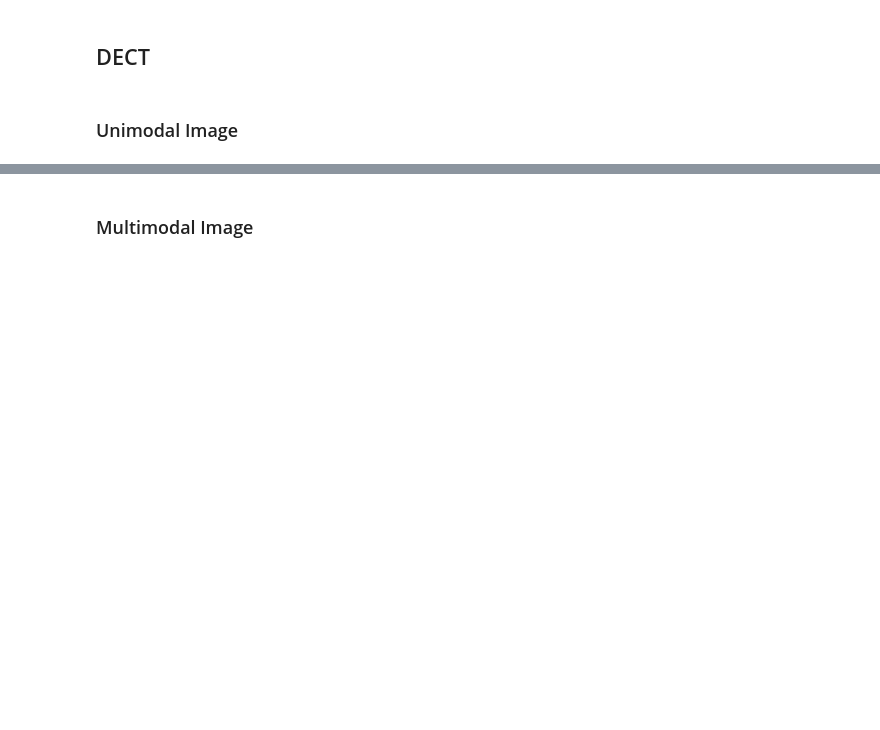
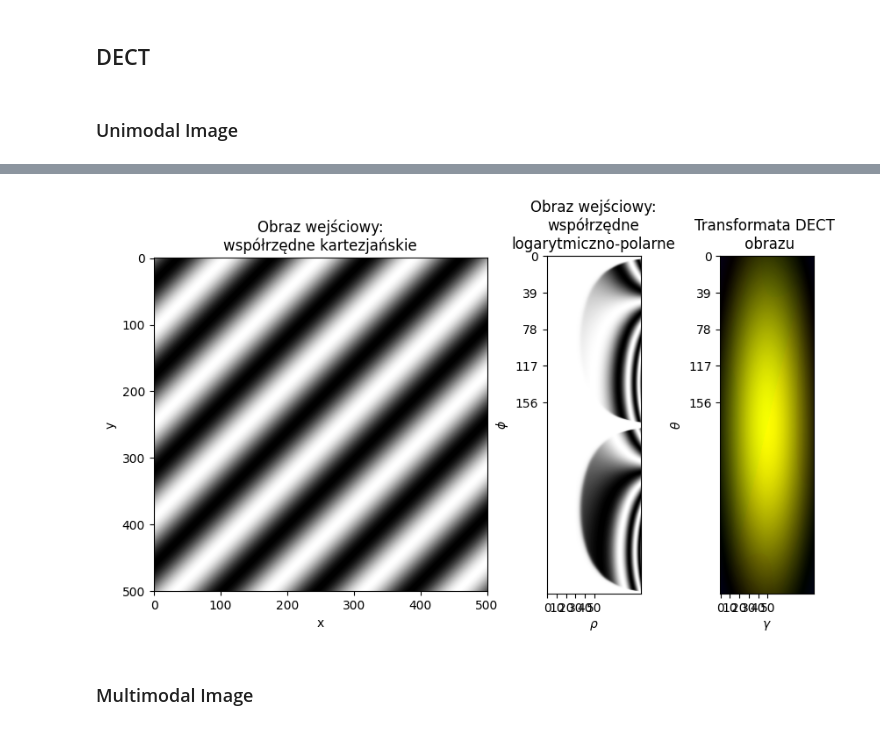
Before and after one commit to mateusz-gluch-student/ECT-tracking, a Jupyter notebook: thesis_images/ect.ipynb, the cells around one changed output, grey strips where cells are left out. Drawn from its saved outputs; the diff is of its cells as text; code cells hidden in the pictures; blank space fills up the shorter version.

```diff
--- a/thesis_images/ect.ipynb
+++ b/thesis_images/ect.ipynb
@@ -220,3 +217,9 @@ display_dect(cart_img, log_img, log_ect_d)
+# %%
+log_ect_d = center(log_ect, complex_to_hsv)
+
+display_dect(cart_img, log_img, log_ect_d)
+# %% [output]
+[figure, added]
 # %% [markdown]
 ### Multimodal Image
 # %%
```
Also changed, not shown: parts of 4 cells of this notebook, 19 other files.
